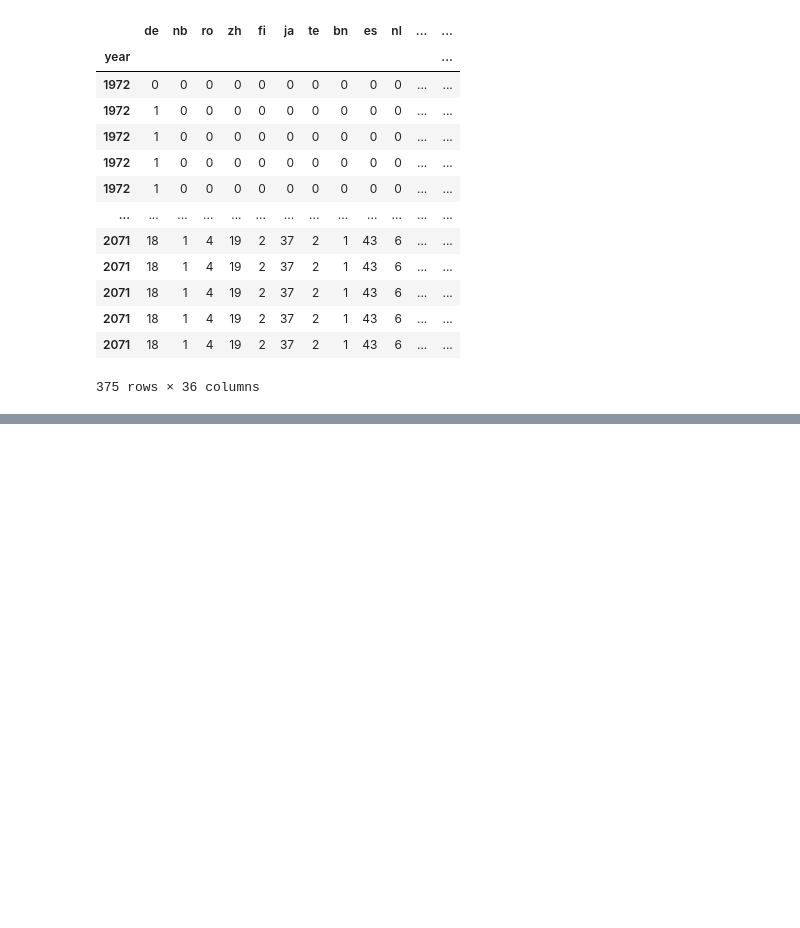
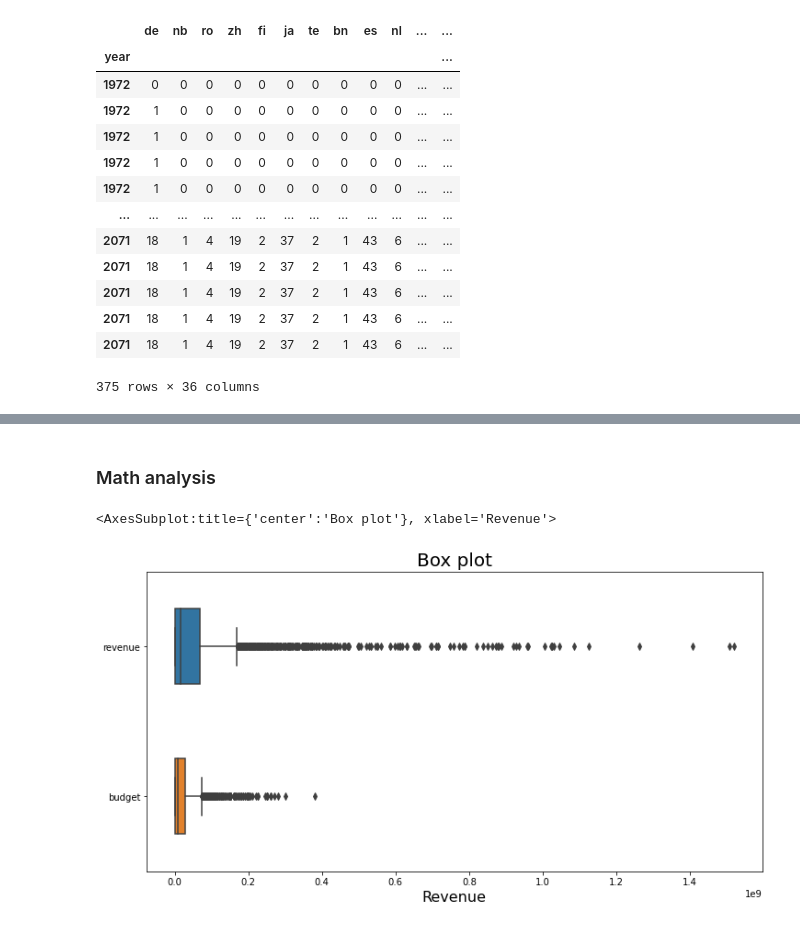
Before and after one commit to fagnercandido/master_first_semester_data_science, a Jupyter notebook: final_project/final_project.ipynb, the cells around one changed output, grey strips where cells are left out. Drawn from its saved outputs; the diff is of its cells as text; code cells hidden in the pictures; blank space fills up the shorter version.

Commit message:
Almost finish the math regression

```diff
--- a/final_project/final_project.ipynb
+++ b/final_project/final_project.ipynb
@@ -651,0 +653,14 @@ __2.3__ Some features have missing values. You'll have to deal with them and exp
+# %% [markdown]
+### Math analysis
+# %%
+data_budget_and_revenue = data[['revenue', 'budget']].copy()
+data_budget_and_revenue.reset_index(drop=True, inplace=True)
+data_budget_and_revenue
+ax = sns.boxplot(data = data_budget_and_revenue, orient = 'h', width = 0.5)
+ax.figure.set_size_inches(12, 6)
+ax.set_title('Box plot', fontsize=20)
+ax.set_xlabel('Revenue', fontsize=16)
+ax
+# %% [output]
+<AxesSubplot:title={'center':'Box plot'}, xlabel='Revenue'>
+[figure, added]
```
Also changed, not shown: parts of 30 cells of this notebook.
